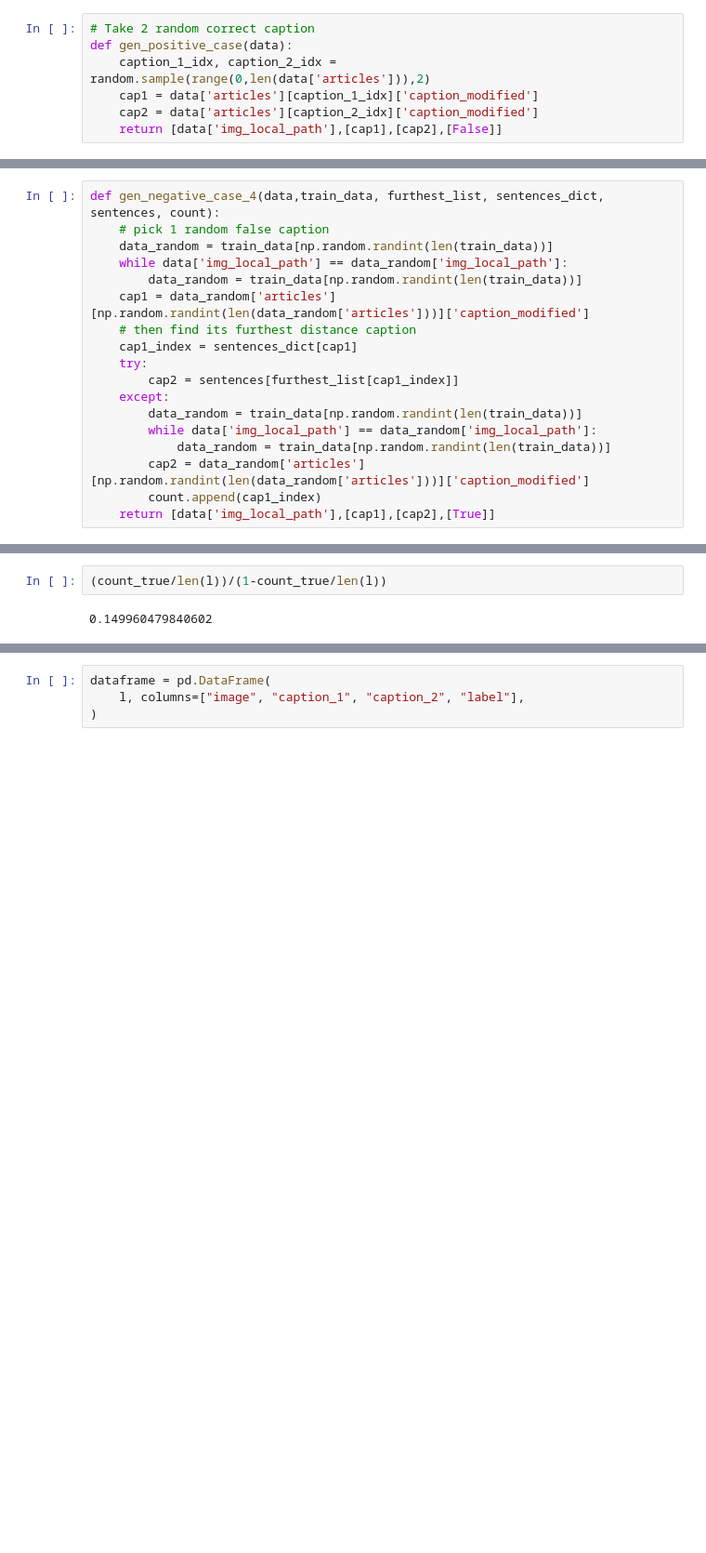
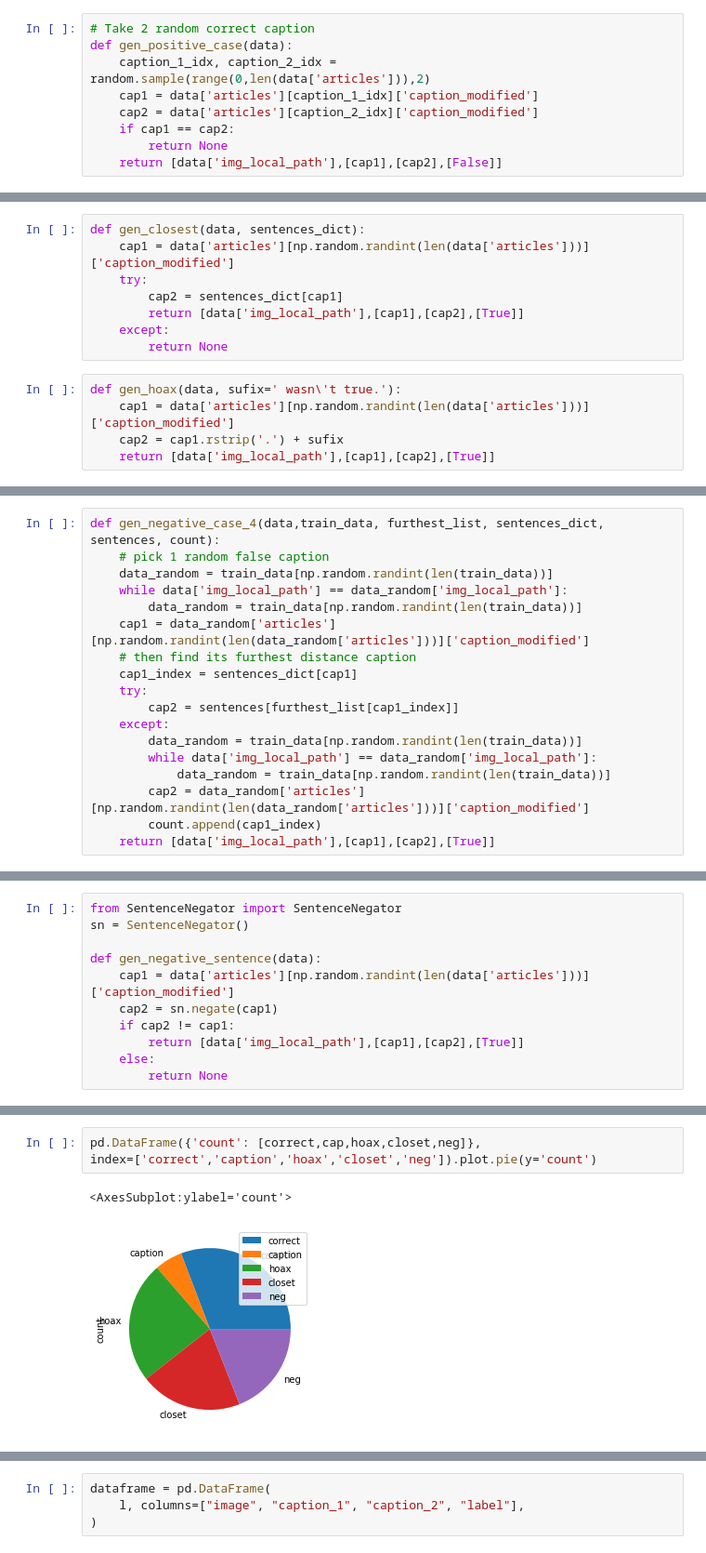
Before and after one commit to pwnyniche/ViLT, a Jupyter notebook: COSMOS_dataset_gen.ipynb, the cells around one changed output, grey strips where cells are left out. Shown: that part at 93% size. Drawn from its saved outputs; the diff is of its cells as text; blank space fills up the shorter version.

```diff
--- a/COSMOS_dataset_gen.ipynb
+++ b/COSMOS_dataset_gen.ipynb
@@ -103,6 +133,8 @@ def gen_positive_case(data):
     caption_1_idx, caption_2_idx = random.sample(range(0,len(data['articles'])),2)
     cap1 = data['articles'][caption_1_idx]['caption_modified']
     cap2 = data['articles'][caption_2_idx]['caption_modified']
+    if cap1 == cap2:
+        return None
     return [data['img_local_path'],[cap1],[cap2],[False]]
 # %%
 # Take 2 random false caption
@@ -135,6 +167,19 @@ def gen_negative_case_2(data, train_data):
             data_random = train_data[np.random.randint(len(train_data))]
         cap1 = data_random['articles'][np.random.randint(len(data_random['articles']))]['caption_modified']
     return [data['img_local_path'],[cap1],[cap2],[True]]
+# %%
+def gen_closest(data, sentences_dict):
+    cap1 = data['articles'][np.random.randint(len(data['articles']))]['caption_modified']
+    try:
+        cap2 = sentences_dict[cap1]
+        return [data['img_local_path'],[cap1],[cap2],[True]]
+    except:
+        return None
+# %%
+def gen_hoax(data, sufix=' wasn\'t true.'):
+    cap1 = data['articles'][np.random.randint(len(data['articles']))]['caption_modified']
+    cap2 = cap1.rstrip('.') + sufix
+    return [data['img_local_path'],[cap1],[cap2],[True]]
 # %%
 def gen_negative_case_3(data, train_data, furthest_list, sentences_dict, sentences, count):
     # pick 1 random correct caption
@@ -182,3 +229,14 @@ def gen_negative_case_6(data, train_data):
     return result
+# %%
+from SentenceNegator import SentenceNegator
+sn = SentenceNegator()
+
+def gen_negative_sentence(data):
+    cap1 = data['articles'][np.random.randint(len(data['articles']))]['caption_modified']
+    cap2 = sn.negate(cap1)
+    if cap2 != cap1:
+        return [data['img_local_path'],[cap1],[cap2],[True]]
+    else:
+        return None
 # %%
 np.random.seed(42)
@@ -206,4 +280,6 @@ for data in tqdm(train_data):
-# %%
-(count_true/len(l))/(1-count_true/len(l))
-# %% [output]
-0.149960479840602
+# %%
+pd.DataFrame({'count': [correct,cap,hoax,closet,neg]},
+index=['correct','caption','hoax','closet','neg']).plot.pie(y='count')
+# %% [output]
+<AxesSubplot:ylabel='count'>
+[figure, added]
```
Also changed, not shown: parts of 27 cells of this notebook, 17 other files.
